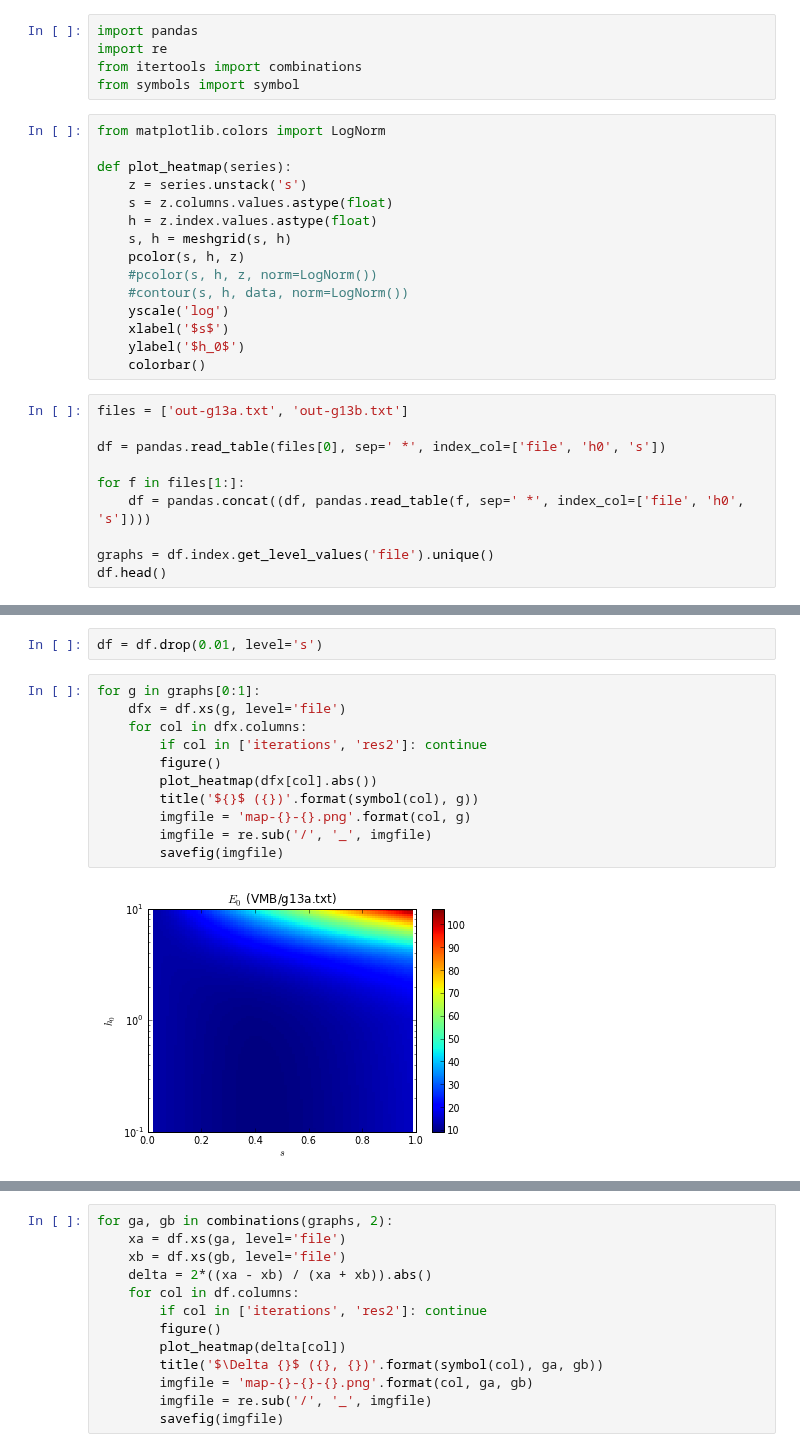
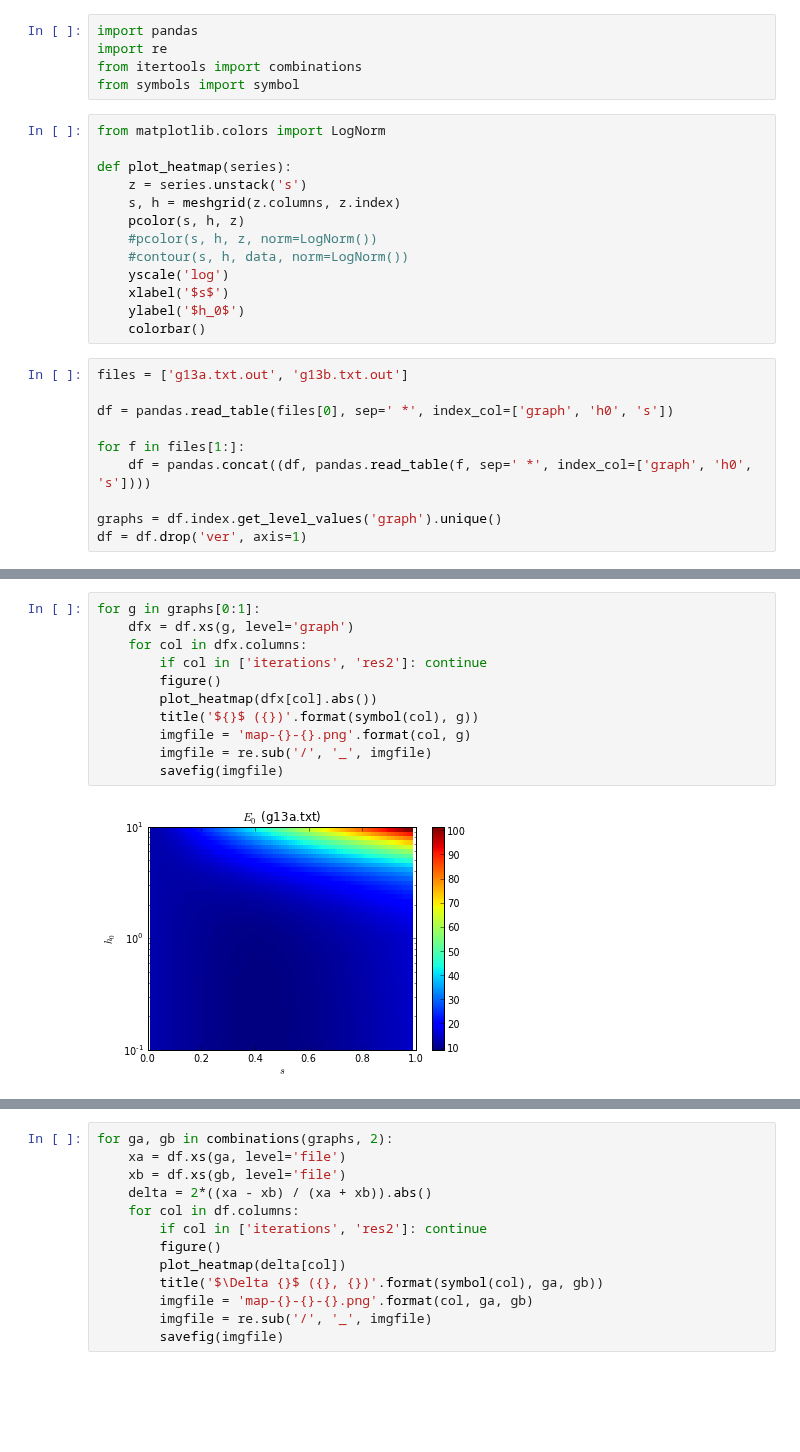
Before and after one commit to mcwitt/quantum-graph-isomorphism, a Jupyter notebook: analysis/heatmap.ipynb, the cells around one changed output, grey strips where cells are left out. Drawn from its saved outputs; the diff is of its cells as text; blank space fills up the shorter version.

```diff
--- a/analysis/heatmap.ipynb
+++ b/analysis/heatmap.ipynb
@@ -8,9 +8,7 @@ from matplotlib.colors import LogNorm
 
 def plot_heatmap(series):
     z = series.unstack('s')
-    s = z.columns.values.astype(float)
-    h = z.index.values.astype(float)
-    s, h = meshgrid(s, h)
+    s, h = meshgrid(z.columns, z.index)
     pcolor(s, h, z)
     #pcolor(s, h, z, norm=LogNorm())
     #contour(s, h, data, norm=LogNorm())
@@ -19,12 +17,12 @@ def plot_heatmap(series):
     ylabel('$h_0$')
     colorbar()
 # %%
-files = ['out-g13a.txt', 'out-g13b.txt']
+files = ['g13a.txt.out', 'g13b.txt.out']
 
-df = pandas.read_table(files[0], sep=' *', index_col=['file', 'h0', 's'])
+df = pandas.read_table(files[0], sep=' *', index_col=['graph', 'h0', 's'])
 
 for f in files[1:]:
-    df = pandas.concat((df, pandas.read_table(f, sep=' *', index_col=['file', 'h0', 's'])))
+    df = pandas.concat((df, pandas.read_table(f, sep=' *', index_col=['graph', 'h0', 's'])))
 
-graphs = df.index.get_level_values('file').unique()
-df.head()
+graphs = df.index.get_level_values('graph').unique()
+df = df.drop('ver', axis=1)
@@ -47,15 +29,13 @@ VMB/g13a.txt 0.1 0.01  0.109944
-# %%
-df = df.drop(0.01, level='s')
 # %%
 for g in graphs[0:1]:
-    dfx = df.xs(g, level='file')
+    dfx = df.xs(g, level='graph')
     for col in dfx.columns:
         if col in ['iterations', 'res2']: continue
         figure()
         plot_heatmap(dfx[col].abs())
         title('${}$ ({})'.format(symbol(col), g))
         imgfile = 'map-{}-{}.png'.format(col, g)
         imgfile = re.sub('/', '_', imgfile)
         savefig(imgfile)
 # %% [output]
-[figure, old version]
+[figure, new version]
```
Also changed, not shown: parts of 2 cells of this notebook, 1 other file.
